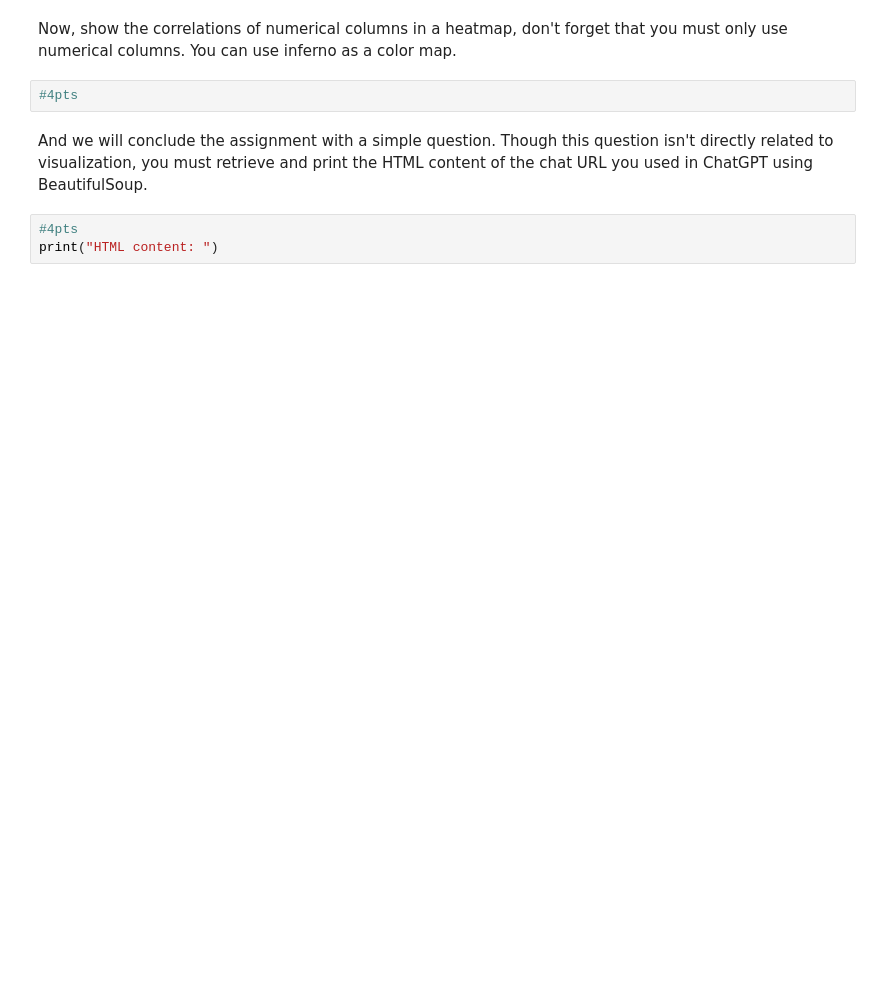
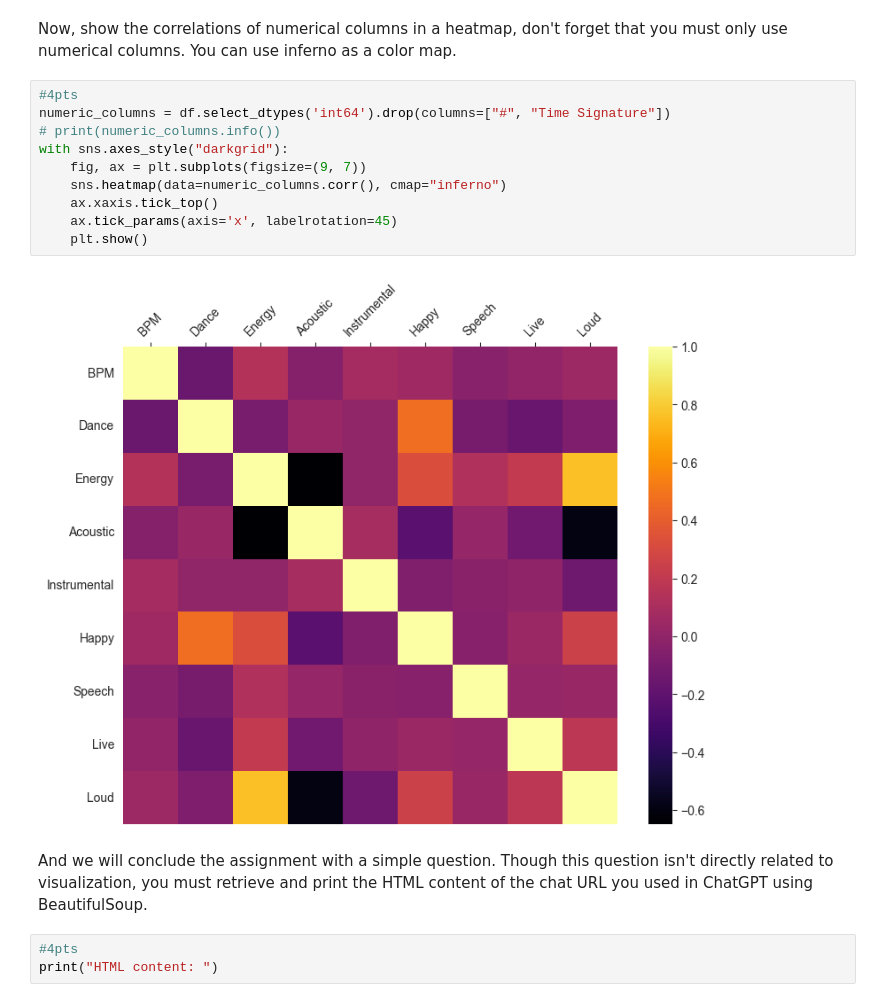
Before and after one commit to firatbatar/SU-Undergraduate-CS210, a Jupyter notebook: Homeworks/HW1/CS210 - Homework 1 - Spotify Playlist Analysis.ipynb, the cells around one changed output. Cells and saved outputs as stored; diff of their text form; blank space fills up the shorter version.

```diff
--- a/Homeworks/HW1/CS210 - Homework 1 - Spotify Playlist Analysis.ipynb
+++ b/Homeworks/HW1/CS210 - Homework 1 - Spotify Playlist Analysis.ipynb
@@ -333,6 +446,16 @@ with sns.axes_style("ticks"):
 Now, show the correlations of numerical columns in a heatmap, don't forget that you must only use numerical columns. You can use inferno as a color map.
 # %%
 #4pts
+numeric_columns = df.select_dtypes('int64').drop(columns=["#", "Time Signature"])
+# print(numeric_columns.info())
+with sns.axes_style("darkgrid"):
+    fig, ax = plt.subplots(figsize=(9, 7))
+    sns.heatmap(data=numeric_columns.corr(), cmap="inferno")
+    ax.xaxis.tick_top()
+    ax.tick_params(axis='x', labelrotation=45)
+    plt.show()
+# %% [output]
+[figure, added]
 # %% [markdown]
 And we will conclude the assignment with a simple question. Though this question isn't directly related to visualization, you must retrieve and print the HTML content of the chat URL you used in ChatGPT using BeautifulSoup.
 # %%
```
Also changed, not shown: parts of 14 cells of this notebook.
